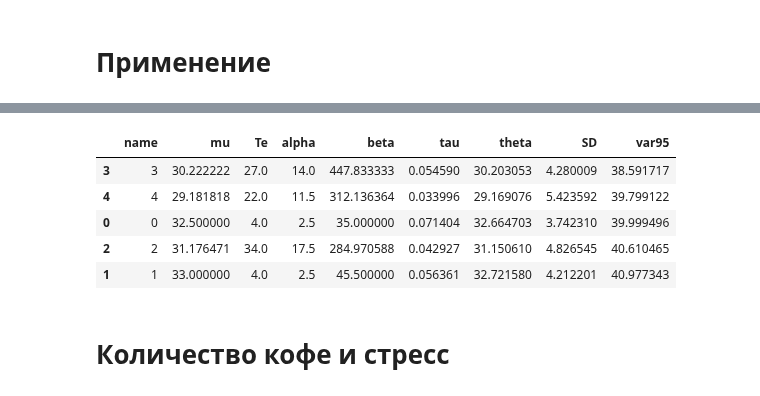
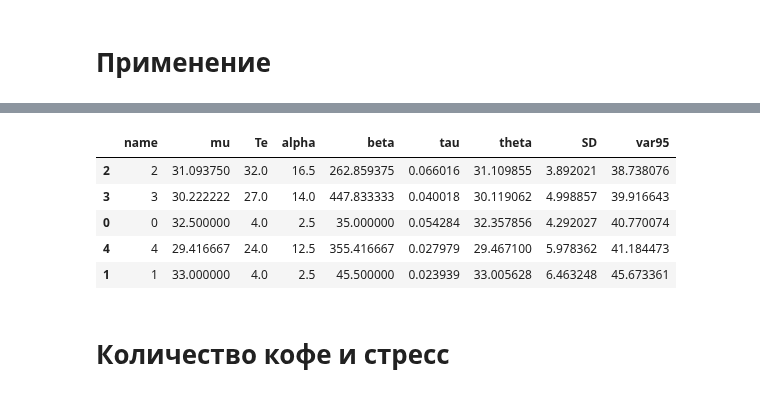
Before and after one commit to ksetdekov/trip_choice_optimizer, a Jupyter notebook: coffee-amount-optimization.ipynb, the cells around one changed output, grey strips where cells are left out. Cells and saved outputs as stored; diff of their text form; code cells hidden in the pictures.

```diff
--- a/coffee-amount-optimization.ipynb
+++ b/coffee-amount-optimization.ipynb
@@ -257,7 +257,9 @@ events = {
     datetime(2025, 3,10): (2, 26),
     datetime(2025, 3,11): (4, 26),
     datetime(2025, 3,12): (3, 30),
-    datetime(2025, 3,13): (3, 26)
+    datetime(2025, 3,13): (3, 26),
+    datetime(2025, 3,14): (4, 26),
+    datetime(2025, 3,15): (4, 38)
 
 }
 
@@ -271,9 +273,9 @@ cups.process_events(events, days=91)
 |  | name | mu | Te | alpha | beta | tau | theta | SD | var95 |
-| 3 | 3 | 30.222222 | 27.0 | 14.0 | 447.833333 | 0.054590 | 30.203053 | 4.280009 | 38.591717 |
-| 4 | 4 | 29.181818 | 22.0 | 11.5 | 312.136364 | 0.033996 | 29.169076 | 5.423592 | 39.799122 |
-| 0 | 0 | 32.500000 | 4.0 | 2.5 | 35.000000 | 0.071404 | 32.664703 | 3.742310 | 39.999496 |
-| 2 | 2 | 31.176471 | 34.0 | 17.5 | 284.970588 | 0.042927 | 31.150610 | 4.826545 | 40.610465 |
-| 1 | 1 | 33.000000 | 4.0 | 2.5 | 45.500000 | 0.056361 | 32.721580 | 4.212201 | 40.977343 |
+| 2 | 2 | 31.093750 | 32.0 | 16.5 | 262.859375 | 0.066016 | 31.109855 | 3.892021 | 38.738076 |
+| 3 | 3 | 30.222222 | 27.0 | 14.0 | 447.833333 | 0.040018 | 30.119062 | 4.998857 | 39.916643 |
+| 0 | 0 | 32.500000 | 4.0 | 2.5 | 35.000000 | 0.054284 | 32.357856 | 4.292027 | 40.770074 |
+| 4 | 4 | 29.416667 | 24.0 | 12.5 | 355.416667 | 0.027979 | 29.467100 | 5.978362 | 41.184473 |
+| 1 | 1 | 33.000000 | 4.0 | 2.5 | 45.500000 | 0.023939 | 33.005628 | 6.463248 | 45.673361 |
 # %% [markdown]
 # Количество кофе и стресс
 # %%
```
Also changed, not shown: parts of 5 cells of this notebook.
